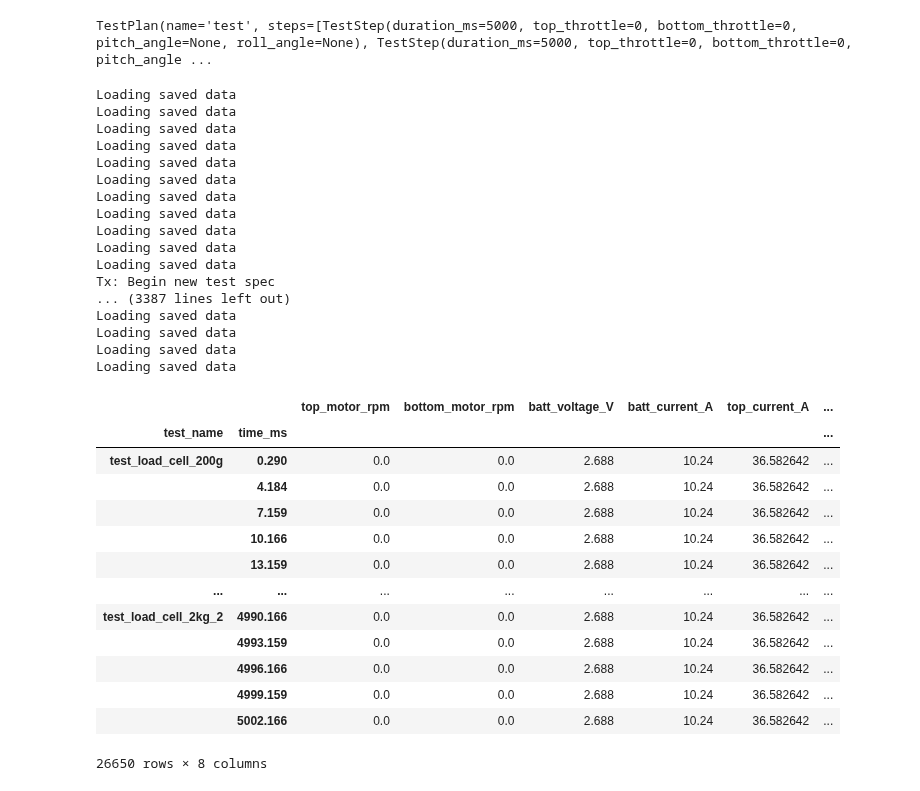
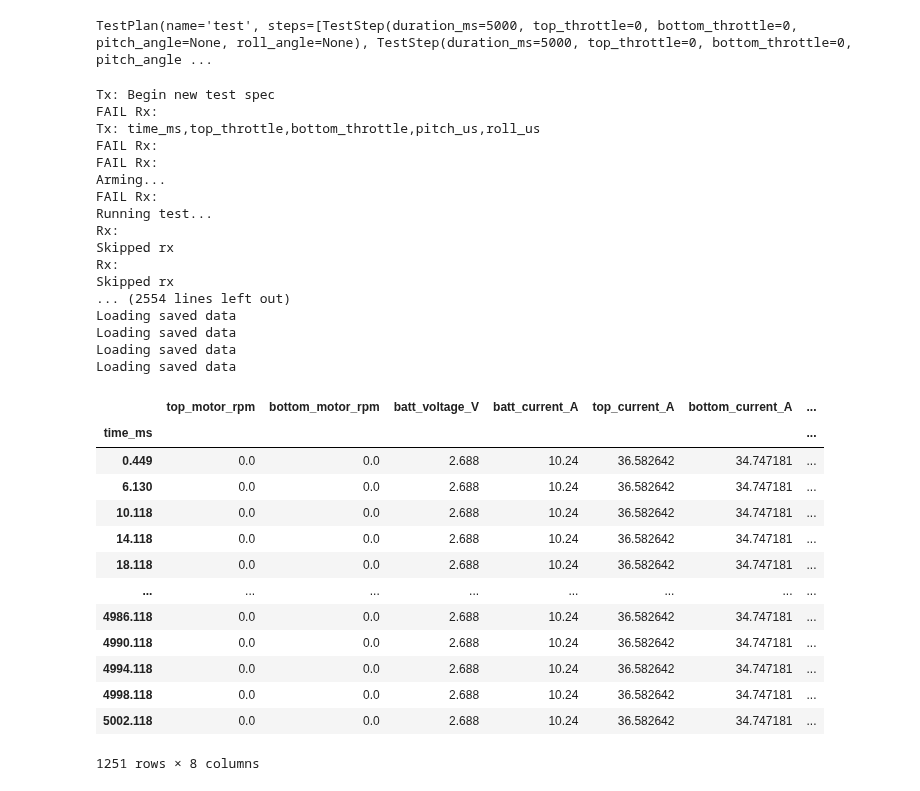
Before and after one commit to gtaharaedmonds/coaxial-drone, a Jupyter notebook: thrust_jig/test_runner/load_cell_calibration_coarse_duct.ipynb, the cells around one changed output. Cells and saved outputs as stored; diff of their text form; code cells hidden in the pictures.

```diff
--- a/thrust_jig/test_runner/load_cell_calibration_coarse_duct.ipynb
+++ b/thrust_jig/test_runner/load_cell_calibration_coarse_duct.ipynb
@@ -22,6 +22,9 @@ TestPlan(name='test', steps=[TestStep(duration_ms=5000, top_throttle=0, bottom_t
 test_directory = Path("../test_data/load_cell_calibration_data/")
 # %%
 data_dict = {}
+data_dict["test_load_cell_offset"] = test_run(
+    filename=test_directory / "test_load_cell_offset.csv", plan=plan
+)
 data_dict["test_load_cell_200g"] = test_run(
     filename=test_directory / "test_load_cell_200g.csv", plan=plan
 )
@@ -71,42 +74,42 @@ data_dict["test_load_cell_2kg_2"] = test_run(
     filename=test_directory / "test_load_cell_2kg_2.csv", plan=plan
 )
 # %% [output]
+Tx: Begin new test spec
+FAIL Rx:
+Tx: time_ms,top_throttle,bottom_throttle,pitch_us,roll_us
+FAIL Rx:
+FAIL Rx:
+Arming...
+FAIL Rx:
+Running test...
+Rx:
+Skipped rx
+Rx:
+Skipped rx
+... (2554 lines left out)
 Loading saved data
 Loading saved data
 Loading saved data
 Loading saved data
-Loading saved data
-Loading saved data
-Loading saved data
-Loading saved data
-Loading saved data
-Loading saved data
-Loading saved data
-Tx: Begin new test spec
-... (3387 lines left out)
-Loading saved data
-Loading saved data
-Loading saved data
-Loading saved data
 # %%
 # Aggregate test data
 df_all = pd.concat(data_dict, names=["test_name"])
-df_all
+df_all.loc['test_load_cell_offset']
 # %% [output]
-|  |  | top_motor_rpm | bottom_motor_rpm | batt_voltage_V | batt_current_A | top_current_A | ... |
-| test_name | time_ms |  |  |  |  |  | ... |
-| test_load_cell_200g | 0.290 | 0.0 | 0.0 | 2.688 | 10.24 | 36.582642 | ... |
-|  | 4.184 | 0.0 | 0.0 | 2.688 | 10.24 | 36.582642 | ... |
-|  | 7.159 | 0.0 | 0.0 | 2.688 | 10.24 | 36.582642 | ... |
-|  | 10.166 | 0.0 | 0.0 | 2.688 | 10.24 | 36.582642 | ... |
-|  | 13.159 | 0.0 | 0.0 | 2.688 | 10.24 | 36.582642 | ... |
+|  | top_motor_rpm | bottom_motor_rpm | batt_voltage_V | batt_current_A | top_current_A | bottom_current_A | ... |
+| time_ms |  |  |  |  |  |  | ... |
+| 0.449 | 0.0 | 0.0 | 2.688 | 10.24 | 36.582642 | 34.747181 | ... |
+| 6.130 | 0.0 | 0.0 | 2.688 | 10.24 | 36.582642 | 34.747181 | ... |
+| 10.118 | 0.0 | 0.0 | 2.688 | 10.24 | 36.582642 | 34.747181 | ... |
+| 14.118 | 0.0 | 0.0 | 2.688 | 10.24 | 36.582642 | 34.747181 | ... |
+| 18.118 | 0.0 | 0.0 | 2.688 | 10.24 | 36.582642 | 34.747181 | ... |
 | ... | ... | ... | ... | ... | ... | ... | ... |
-| test_load_cell_2kg_2 | 4990.166 | 0.0 | 0.0 | 2.688 | 10.24 | 36.582642 | ... |
-|  | 4993.159 | 0.0 | 0.0 | 2.688 | 10.24 | 36.582642 | ... |
-|  | 4996.166 | 0.0 | 0.0 | 2.688 | 10.24 | 36.582642 | ... |
-|  | 4999.159 | 0.0 | 0.0 | 2.688 | 10.24 | 36.582642 | ... |
-|  | 5002.166 | 0.0 | 0.0 | 2.688 | 10.24 | 36.582642 | ... |
+| 4986.118 | 0.0 | 0.0 | 2.688 | 10.24 | 36.582642 | 34.747181 | ... |
+| 4990.118 | 0.0 | 0.0 | 2.688 | 10.24 | 36.582642 | 34.747181 | ... |
+| 4994.118 | 0.0 | 0.0 | 2.688 | 10.24 | 36.582642 | 34.747181 | ... |
+| 4998.118 | 0.0 | 0.0 | 2.688 | 10.24 | 36.582642 | 34.747181 | ... |
+| 5002.118 | 0.0 | 0.0 | 2.688 | 10.24 | 36.582642 | 34.747181 | ... |
-26650 rows × 8 columns
+1251 rows × 8 columns
 # %%
 # Generate buckets for averaging based on step duration defined in testing
 stable_step_duration_ms = step_duration_ms / 2
```
Also changed, not shown: parts of 7 cells of this notebook, 4 other files.
